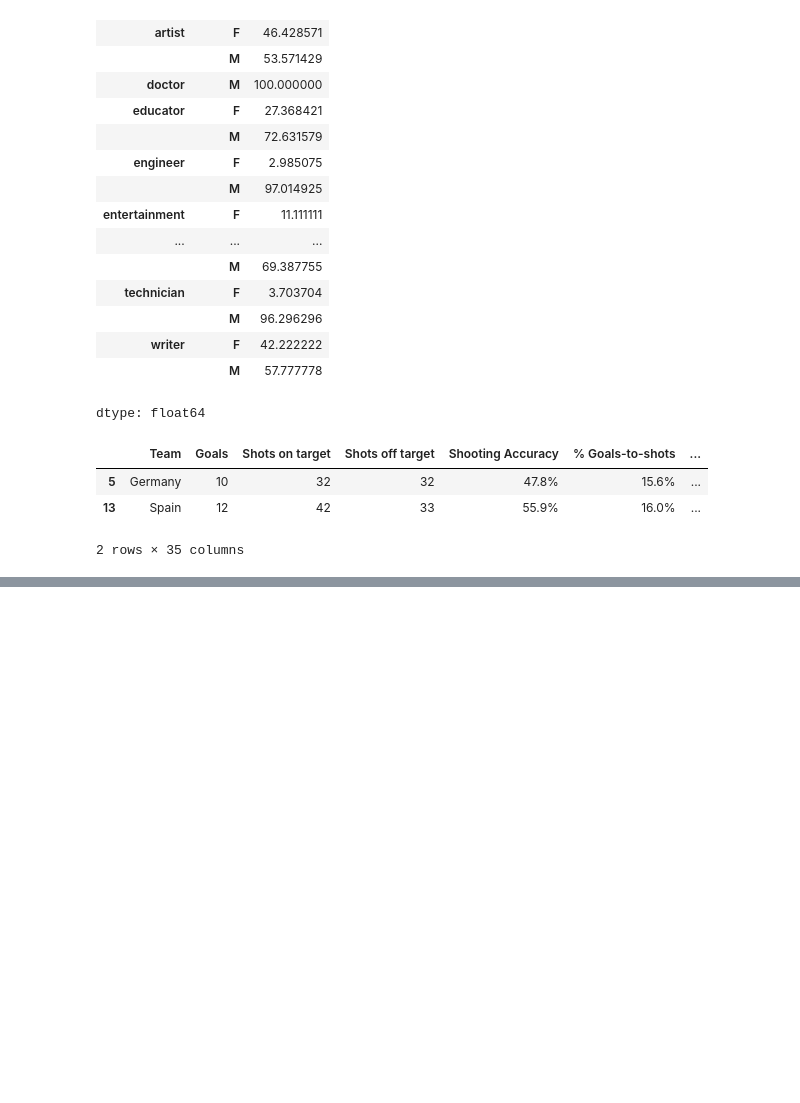
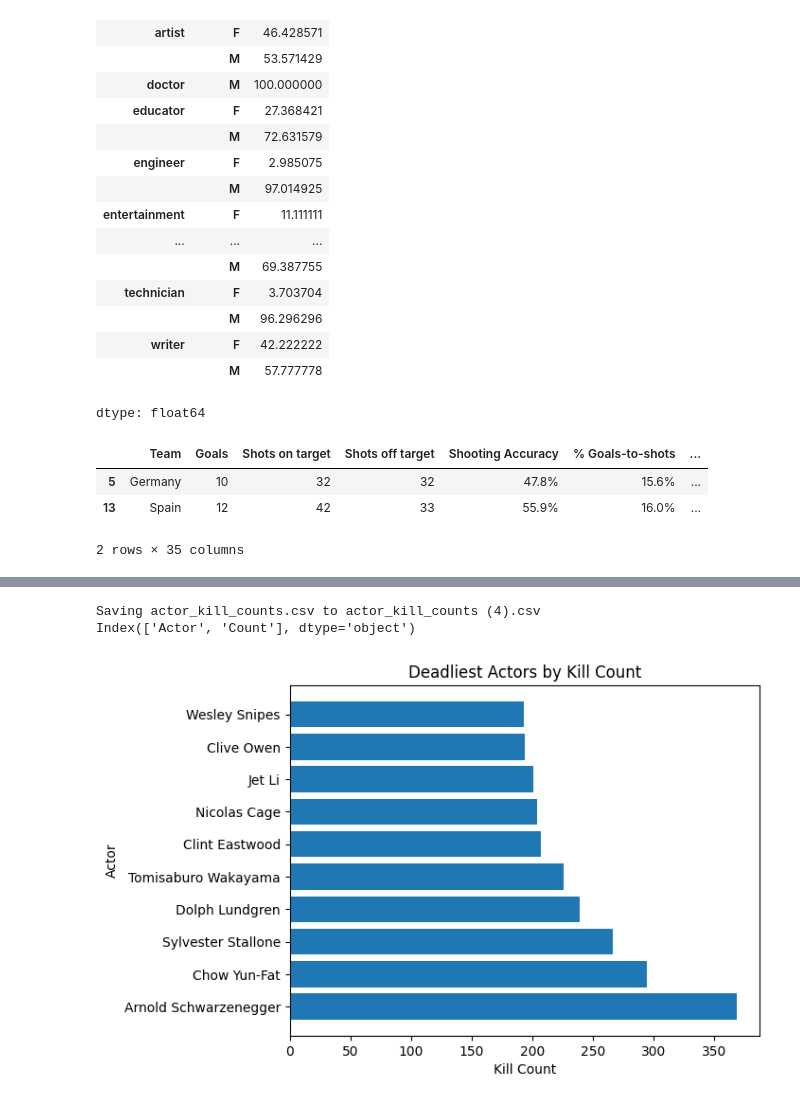
Before and after one commit to sagar-dhital/Sagar.Dhital.BDAT1004PS-, a Jupyter notebook: BDAT1004PS3.ipynb, the cells around one changed output, grey strips where cells are left out. Cells and saved outputs as stored; diff of their text form; code cells hidden in the pictures; blank space fills up the shorter version.

```diff
--- a/BDAT1004PS3.ipynb
+++ b/BDAT1004PS3.ipynb
@@ -136,6 +199,26 @@ KeyError: 'Year'
 # %%
 #Question 8: Deadliest Actors Bar Chart
+from google.colab import files
+uploaded = files.upload()
+
+import pandas as pd
+import matplotlib.pyplot as plt
+
+
+
+# Load Dataset
 actors = pd.read_csv('actor_kill_counts.csv')
-actors.sort_values(by='Kill_Count', ascending=False, inplace=True)
-plt.barh(actors['Actor'], actors['Kill_Count'])
+
+# Verify column names
+print(actors.columns)
+
+# Sort by Count in Descending Order
+actors.sort_values(by='Count', ascending=False, inplace=True)
+
+# Bar Plot
+plt.barh(actors['Actor'], actors['Count'])
+plt.xlabel('Kill Count')
+plt.ylabel('Actor')
+plt.title('Deadliest Actors by Kill Count')
 plt.show()
+# %% [output]
@@ -141,0 +226,3 @@ plt.show()
+Saving actor_kill_counts.csv to actor_kill_counts (4).csv
+Index(['Actor', 'Count'], dtype='object')
+[figure, added]
```
Also changed, not shown: parts of 8 cells of this notebook.
